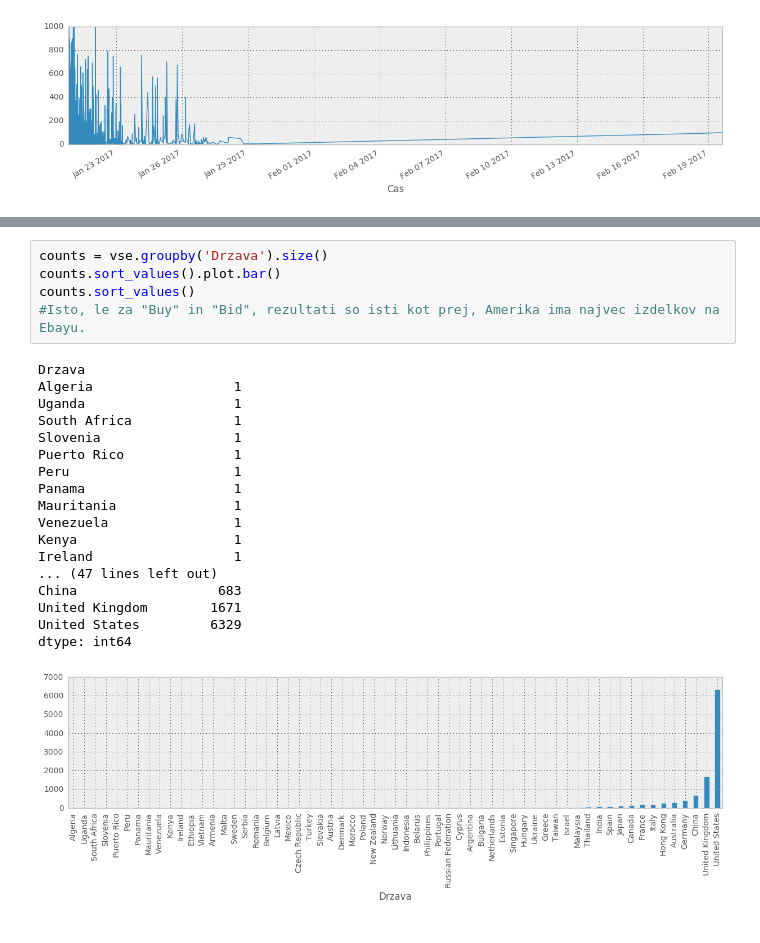
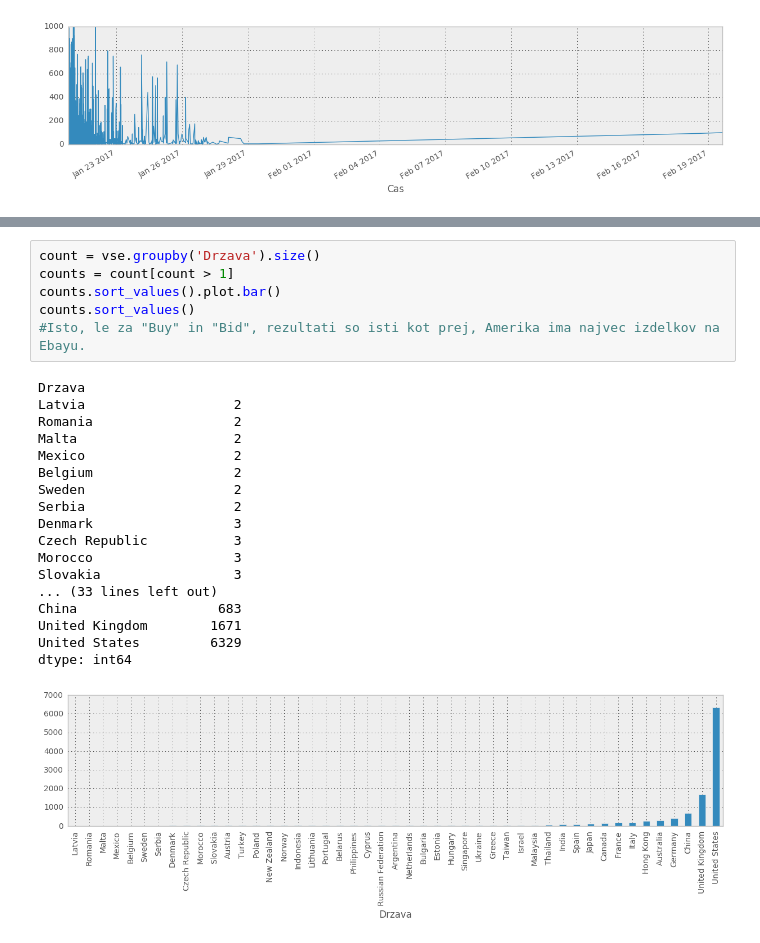
Before and after one commit to MihaPac/Projekt-Programiranje-1, a Jupyter notebook: Analiza.ipynb, the cells around one changed output, grey strips where cells are left out. Saved outputs shown, nothing was run; the diff lists cells and outputs as text.

```diff
--- a/Analiza.ipynb
+++ b/Analiza.ipynb
@@ -205,24 +294,25 @@ ANALIZA 'BID' in 'BUY'
 # %%
-counts = vse.groupby('Drzava').size()
+count = vse.groupby('Drzava').size()
+counts = count[count > 1]
 counts.sort_values().plot.bar()
 counts.sort_values()
 #Isto, le za "Buy" in "Bid", rezultati so isti kot prej, Amerika ima najvec izdelkov na Ebayu.
 # %% [output]
 Drzava
-Algeria                  1
-Uganda                   1
-South Africa             1
-Slovenia                 1
-Puerto Rico              1
-Peru                     1
-Panama                   1
-Mauritania               1
-Venezuela                1
-Kenya                    1
-Ireland                  1
-... (47 lines left out)
+Latvia                   2
+Romania                  2
+Malta                    2
+Mexico                   2
+Belgium                  2
+Sweden                   2
+Serbia                   2
+Denmark                  3
+Czech Republic           3
+Morocco                  3
+Slovakia                 3
+... (33 lines left out)
 China                  683
 United Kingdom        1671
 United States         6329
 dtype: int64
-[figure, old version]
+[figure, new version]
```
Also changed, not shown: parts of 33 cells of this notebook.
